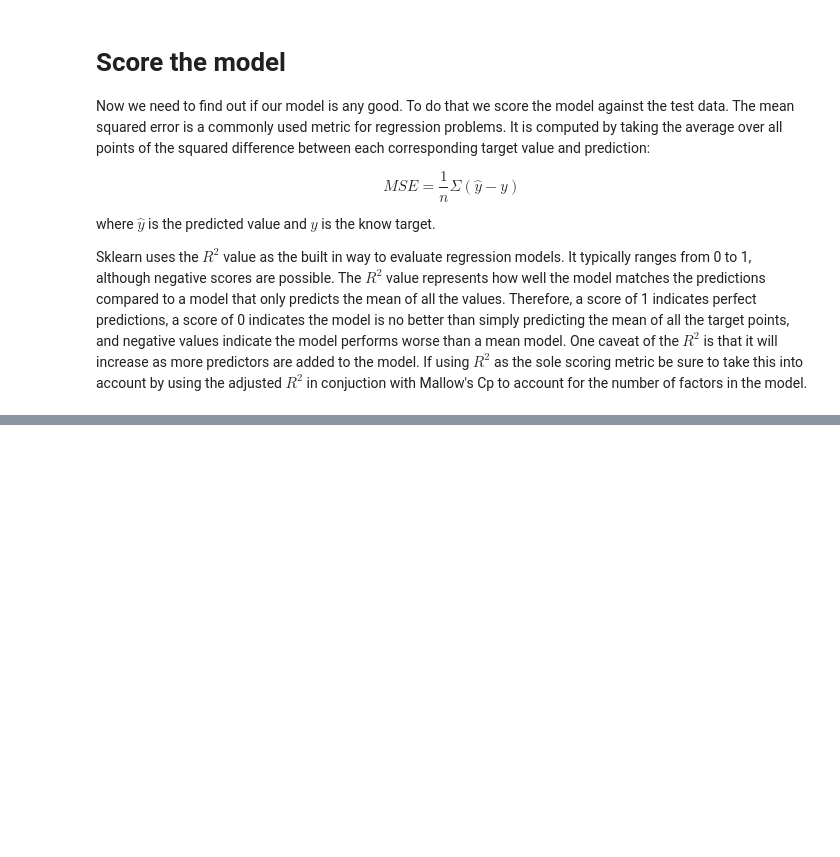
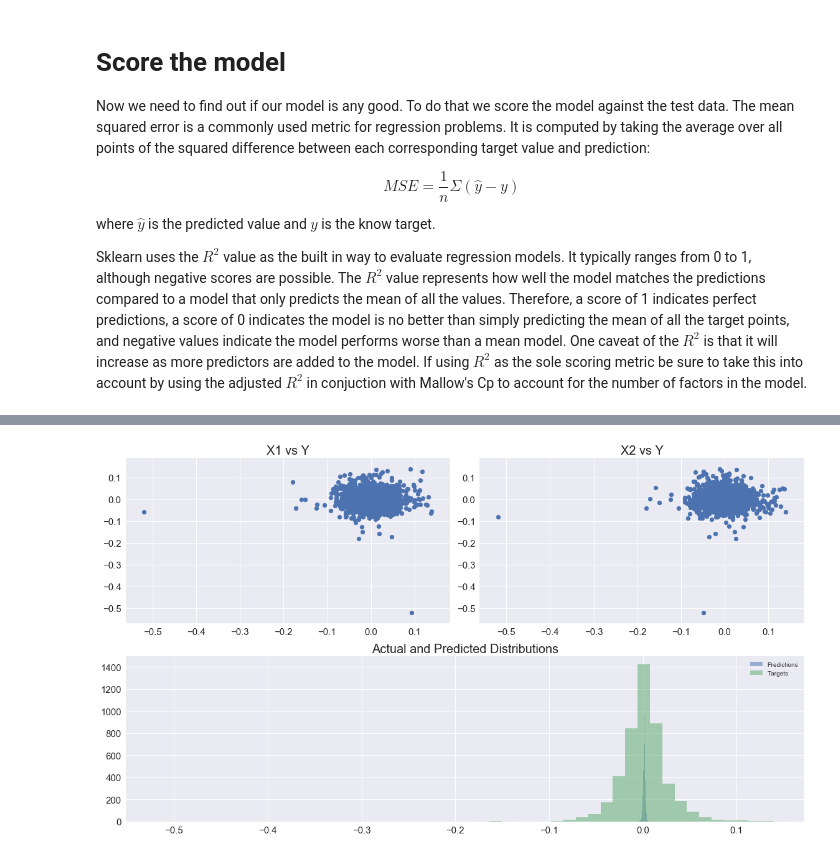
Before and after one commit to johnkmaxi/johnkmaxi.github.io, a Jupyter notebook: notebooks/Predicting-Stock-Price.ipynb, the cells around one changed output, grey strips where cells are left out. Drawn from its saved outputs; the diff is of its cells as text; code cells hidden in the pictures; blank space fills up the shorter version.

```diff
--- a/notebooks/Predicting-Stock-Price.ipynb
+++ b/notebooks/Predicting-Stock-Price.ipynb
@@ -160,0 +168,23 @@ ax[1][1].set_title('Actual Distribution');
+# %%
+from matplotlib import gridspec
+fig = plt.figure(figsize=(16,9))
+spec = gridspec.GridSpec(ncols=2, nrows=2)
+ax1 = fig.add_subplot(spec[0, 0])
+ax2 = fig.add_subplot(spec[0, 1])
+ax3 = fig.add_subplot(spec[1, :])
+ax1.scatter(close['X1'],close['Y'])
+ax1.set_title('X1 vs Y', fontsize=20)
+ax2.scatter(close['X2'],close['Y'])
+ax2.set_title('X2 vs Y', fontsize=20)
+ax3.hist(lr.predict(close.loc[:,['X1','X2']]),50, alpha=0.5, label='Predictions');
+ax3.hist(close['Y'],50, alpha=0.5, label='Targets');
+ax3.set_title('Actual and Predicted Distributions', fontsize=20);
+ax3.legend();
+for a in [ax1,ax2,ax3]:
+    for tick in a.get_xticklabels():
+        tick.set_fontsize(15)
+    for tick in a.get_yticklabels():
+        tick.set_fontsize(15)
+fig.tight_layout();
+# %% [output]
+[figure, added]
```
Also changed, not shown: parts of 11 cells of this notebook, 4 other files.
